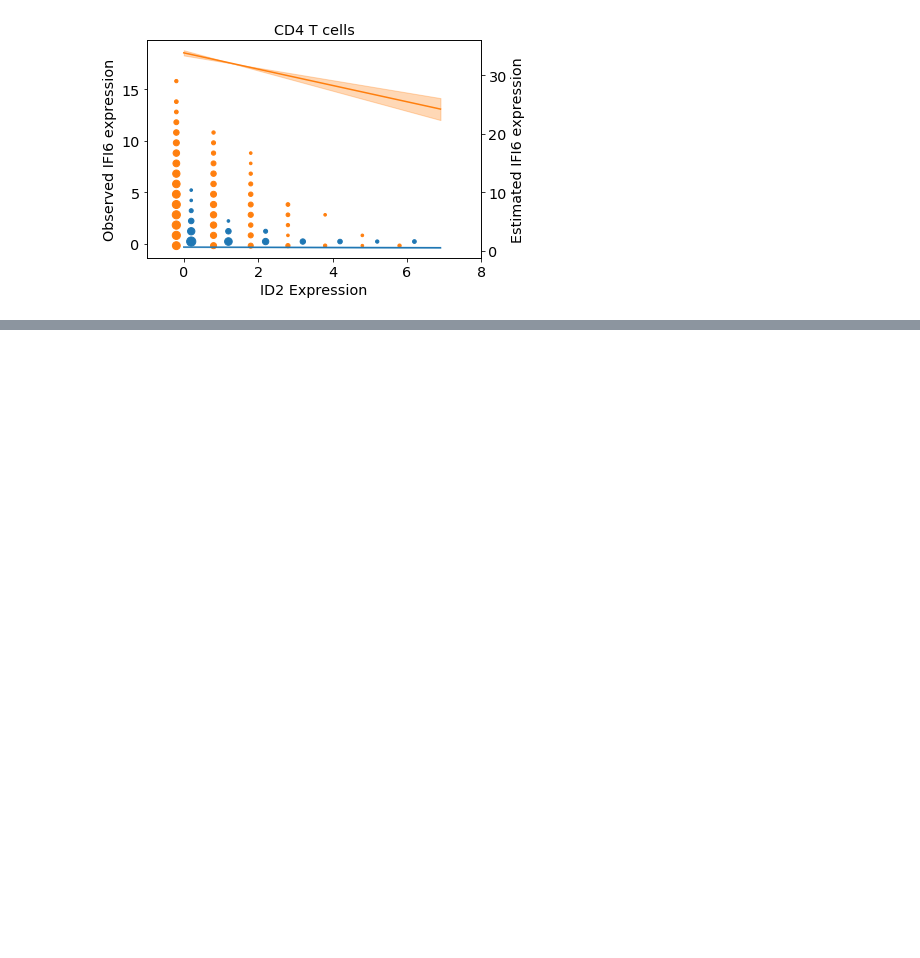
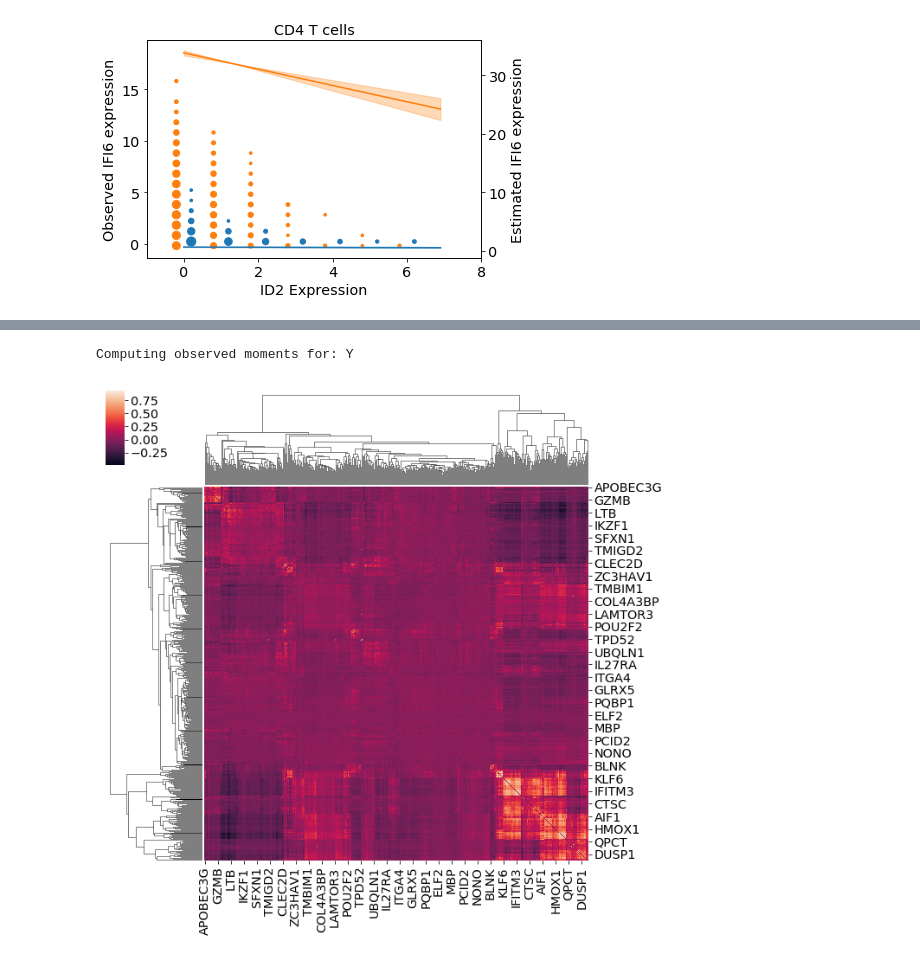
Before and after one commit to yelabucsf/scrna-parameter-estimation, a Jupyter notebook: examples/interferon_stimulation/interferon_2d_analysis.ipynb, the cells around one changed output, grey strips where cells are left out. Cells and saved outputs as stored; diff of their text form; code cells hidden in the pictures; blank space fills up the shorter version.

Commit message:
robust correlation estimation

```diff
--- a/examples/interferon_stimulation/interferon_2d_analysis.ipynb
+++ b/examples/interferon_stimulation/interferon_2d_analysis.ipynb
@@ -346,0 +348,30 @@ Text(0.5, 1.0, 'CD4 T cells')
+# %%
+immune_gene_adata = full_ifn_adata[:, immune_genes].copy()
+immune_gene_adata.X = immune_gene_adata.X.toarray()
+# %%
+immune_gene_adata.obs['PBMC'] = 'Y'
+# %%
+estimator = scme.SingleCellEstimator(
+    adata=immune_gene_adata,
+    group_label='PBMC',
+    n_umis_column='n_counts',
+    num_permute=10000,
+    beta=0.1)
+estimator.estimate_beta_sq(tolerance=3)
+estimator.beta_sq = 0.012049755522580504
+estimator.estimate_parameters()
+# %% [output]
+Computing observed moments for: Y
+# %%
+# Fit a correlation matrix
+estimated_corr_mat = estimator.parameters['Y']['corr']
+raw_corr_mat = np.corrcoef(immune_gene_adata.X, rowvar=False)
+np.fill_diagonal(estimated_corr_mat, 0)
+np.fill_diagonal(raw_corr_mat, 0)
+
+estimated_corr_mat = pd.DataFrame(estimated_corr_mat, index=immune_genes, columns=immune_genes)
+raw_corr_mat = pd.DataFrame(raw_corr_mat, index=immune_genes, columns=immune_genes)
+# %%
+estimated_corr_map = sns.clustermap(estimated_corr_mat)
+# %% [output]
+[figure, added]
```
Also changed, not shown: parts of 17 cells of this notebook, 1 other file.
